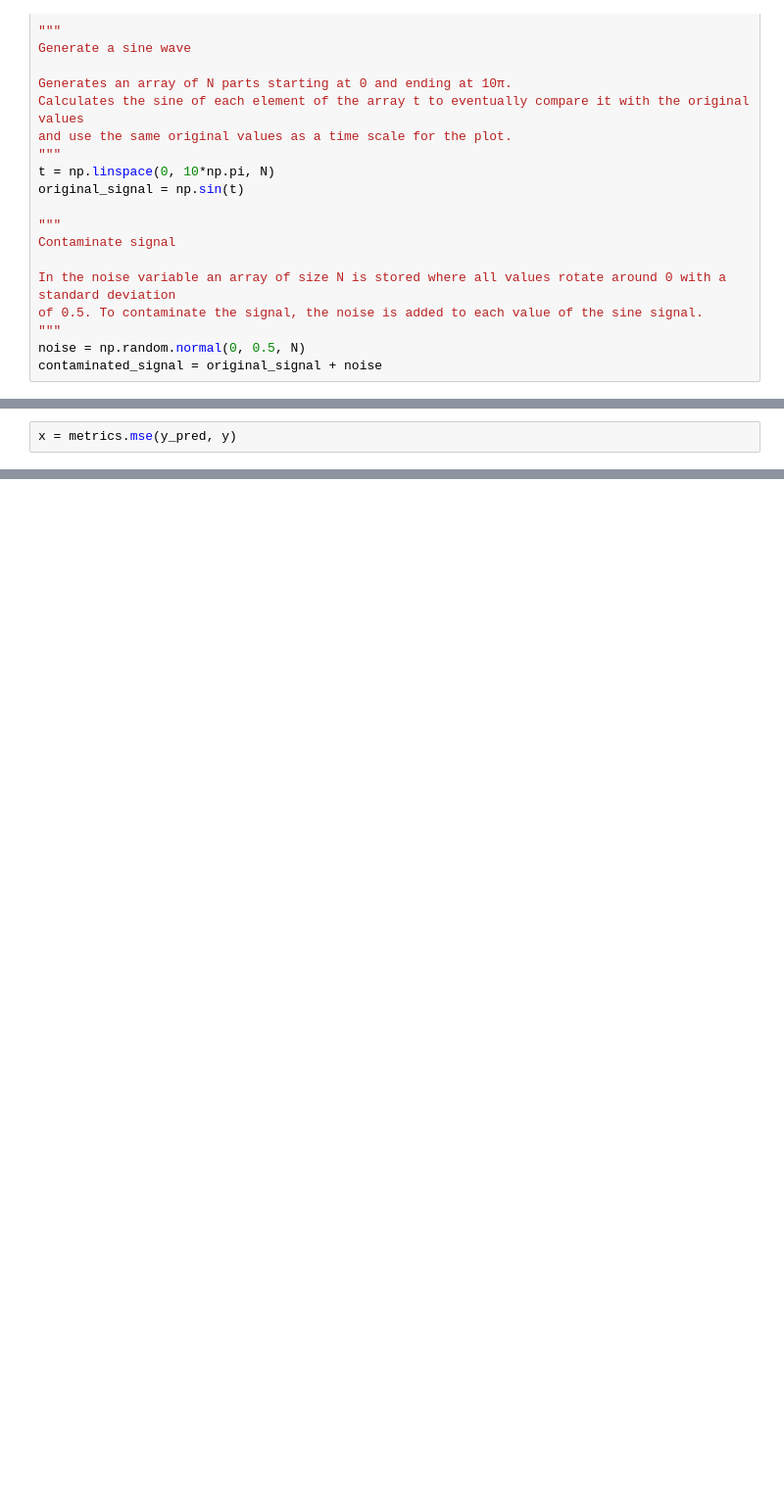
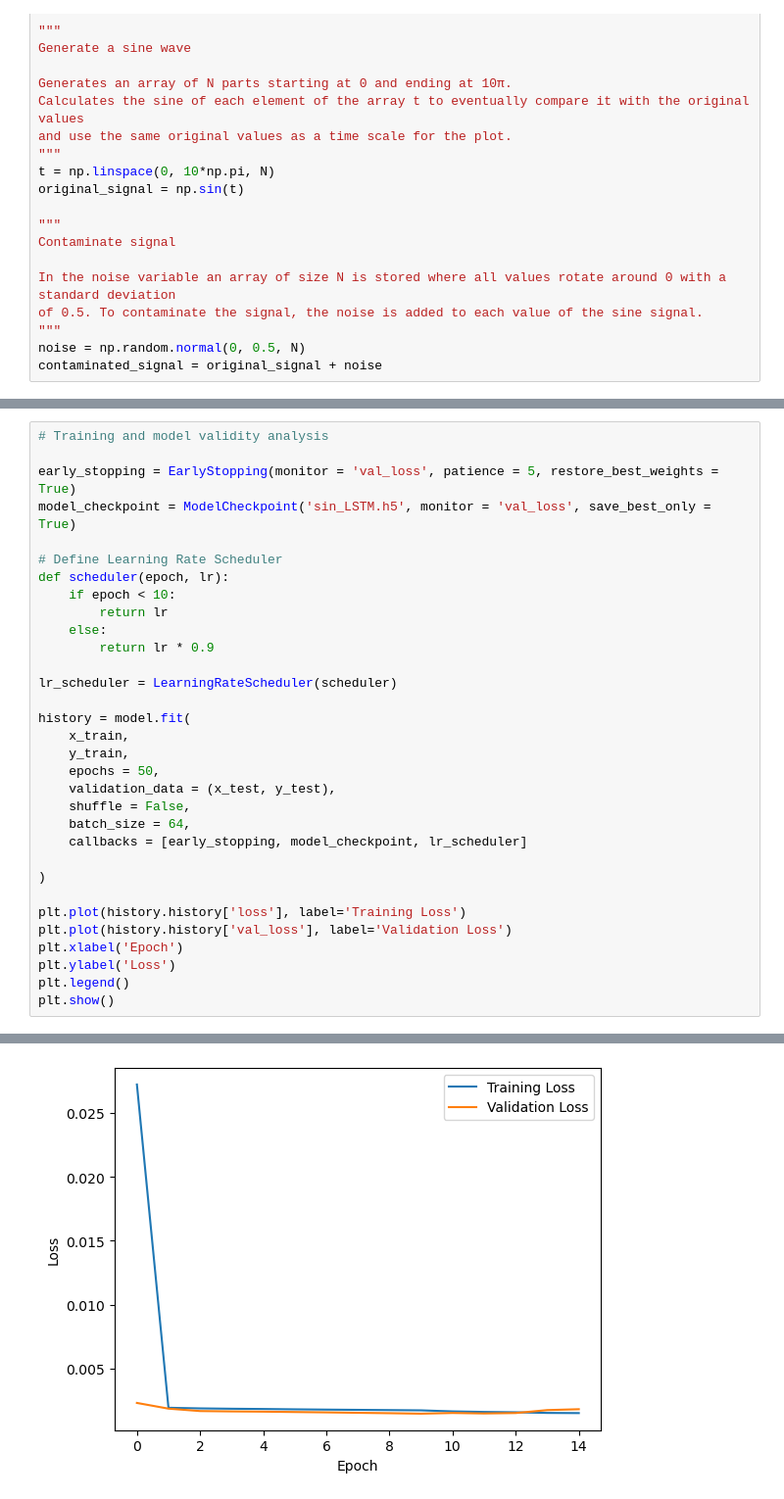
Before and after one commit to gitorivera/eeg-project, a Jupyter notebook: sin_LSTM_test.ipynb, the cells around one changed output, grey strips where cells are left out. Shown: that part at 98% size. Cells and saved outputs as stored; diff of their text form; blank space fills up the shorter version.

Commit message:
updated LSTM model

```diff
--- a/sin_LSTM_test.ipynb
+++ b/sin_LSTM_test.ipynb
@@ -139,2 +45,0 @@ original_signal_trimmed = original_signal[seq_length:-seq_length]
-# %%
-x = metrics.mse(y_pred, y)
@@ -171,0 +157,33 @@ Remuestrear señales
+# %%
+# Training and model validity analysis
+
+early_stopping = EarlyStopping(monitor = 'val_loss', patience = 5, restore_best_weights = True)
+model_checkpoint = ModelCheckpoint('sin_LSTM.h5', monitor = 'val_loss', save_best_only = True)
+
+# Define Learning Rate Scheduler
+def scheduler(epoch, lr):
+    if epoch < 10:
+        return lr
+    else:
+        return lr * 0.9
+
+lr_scheduler = LearningRateScheduler(scheduler)
+
+history = model.fit(
+    x_train,
+    y_train,
+    epochs = 50,
+    validation_data = (x_test, y_test),
+    shuffle = False,
+    batch_size = 64,
+    callbacks = [early_stopping, model_checkpoint, lr_scheduler]
+
+)
+
+plt.plot(history.history['loss'], label='Training Loss')
+plt.plot(history.history['val_loss'], label='Validation Loss')
+plt.xlabel('Epoch')
+plt.ylabel('Loss')
+plt.legend()
+plt.show()
+# %% [output]
@@ -171,0 +207 @@ Remuestrear señales
+[figure, added]
```
Also changed, not shown: parts of 26 cells of this notebook, 1 other file.
